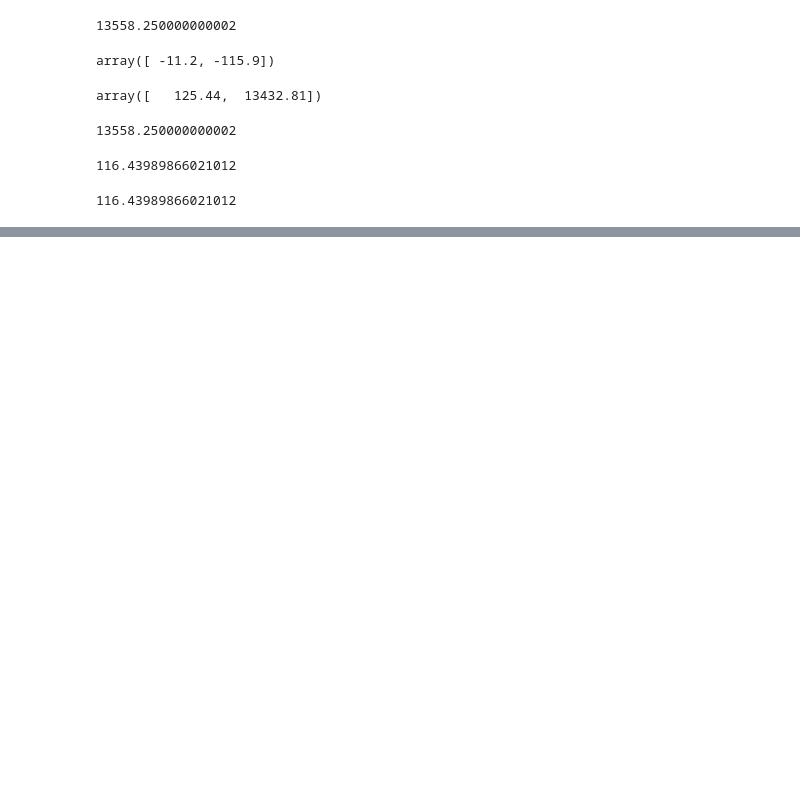
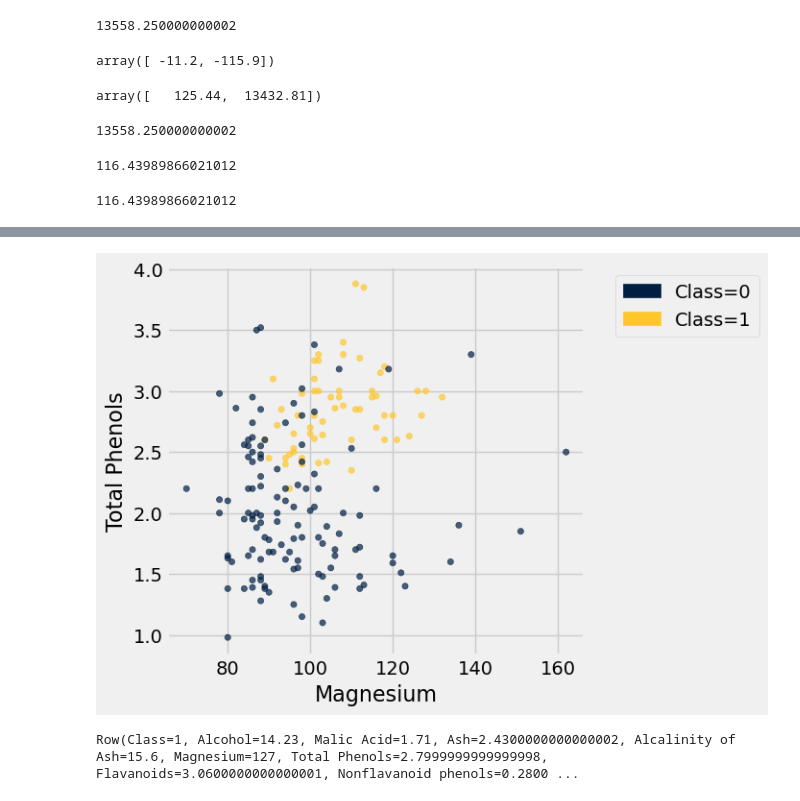
Before and after one commit to lawtonsclass/f24-code-from-class, a Jupyter notebook: data8-practice/ch17.ipynb, the cells around one changed output, grey strips where cells are left out. Drawn from its saved outputs; the diff is of its cells as text; code cells hidden in the pictures; blank space fills up the shorter version.

```diff
--- a/data8-practice/ch17.ipynb
+++ b/data8-practice/ch17.ipynb
@@ -317,0 +514,8 @@ distance(alice, np.array(patient))
+# %%
+wine.scatter('Magnesium', 'Total Phenols', group='Class')
+# %% [output]
+[figure, added]
+# %%
+wine.row(0)
+# %% [output]
+Row(Class=1, Alcohol=14.23, Malic Acid=1.71, Ash=2.4300000000000002, Alcalinity of Ash=15.6, Magnesium=127, Total Phenols=2.7999999999999998, Flavanoids=3.0600000000000001, Nonflavanoid phenols=0.2800 ...
```
Also changed, not shown: parts of 63 cells of this notebook, 4 other files.
